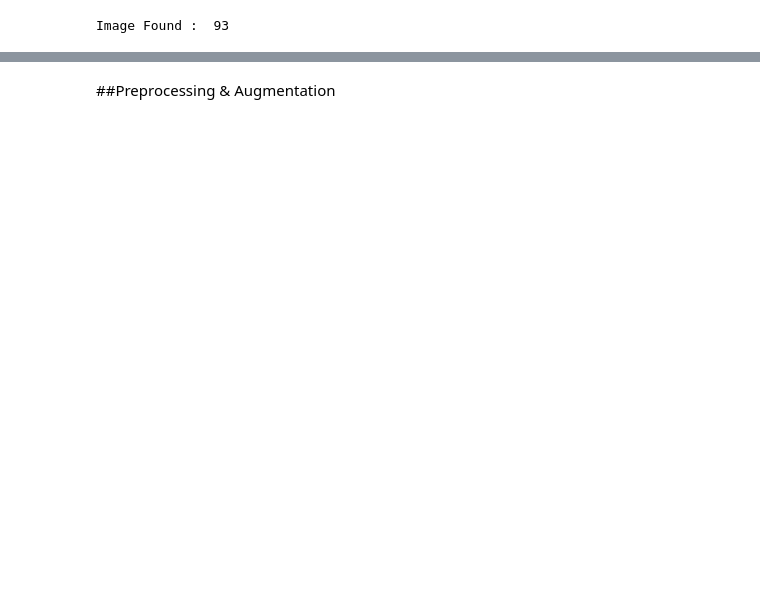
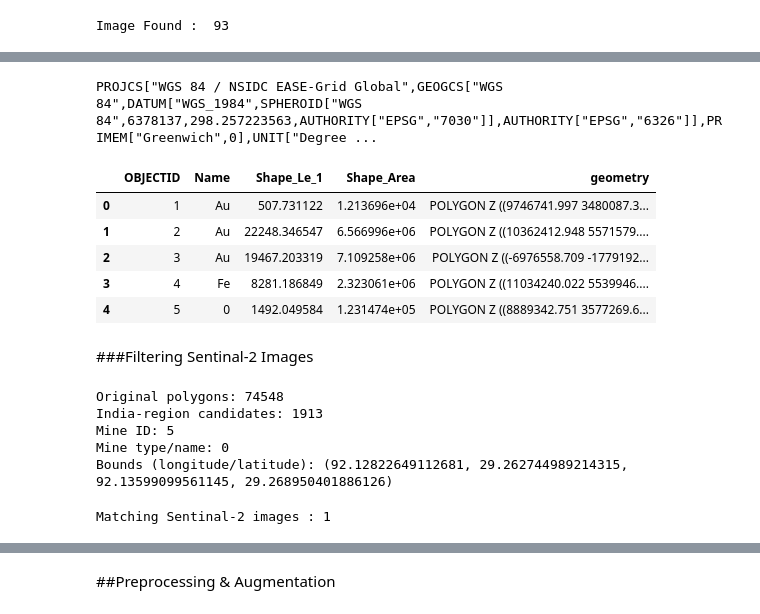
Before and after one commit to carbon-monoxidee/GeoMine-Sentinel, a Jupyter notebook: segmentation.ipynb, the cells around one changed output, grey strips where cells are left out. Drawn from its saved outputs; the diff is of its cells as text; code cells hidden in the pictures; blank space fills up the shorter version.

Commit message:
filtering polygons for india

```diff
--- a/segmentation.ipynb
+++ b/segmentation.ipynb
@@ -120,0 +164,80 @@ Map(center=[23.62890603561048, 87.11507921814916], controls=(WidgetControl(optio
+# %%
+print(mines.crs) #coordinate system
+# %% [output]
+PROJCS["WGS 84 / NSIDC EASE-Grid Global",GEOGCS["WGS 84",DATUM["WGS_1984",SPHEROID["WGS 84",6378137,298.257223563,AUTHORITY["EPSG","7030"]],AUTHORITY["EPSG","6326"]],PRIMEM["Greenwich",0],UNIT["Degree ...
+# %%
+mines.head()
+# %% [output]
+|  | OBJECTID | Name | Shape_Le_1 | Shape_Area | geometry |
+| 0 | 1 | Au | 507.731122 | 1.213696e+04 | POLYGON Z ((9746741.997 3480087.3... |
+| 1 | 2 | Au | 22248.346547 | 6.566996e+06 | POLYGON Z ((10362412.948 5571579.... |
+| 2 | 3 | Au | 19467.203319 | 7.109258e+06 | POLYGON Z ((-6976558.709 -1779192... |
+| 3 | 4 | Fe | 8281.186849 | 2.323061e+06 | POLYGON Z ((11034240.022 5539946.... |
+| 4 | 5 | 0 | 1492.049584 | 1.231474e+05 | POLYGON Z ((8889342.751 3577269.6... |
+# %% [markdown]
+###Filtering Sentinal-2 Images
+# %%
+from shapely.geometry import mapping
+
+# STEP 1: Convert ALL mine polygons to longitude/latitude.
+# This creates a GeoDataFrame, preserving all rows and attributes.
+mines_wgs84 = mines.to_crs("EPSG:4326")
+
+# STEP 2: Get the bounding box of EACH polygon.
+# The result is a DataFrame with minx, miny, maxx, and maxy columns.
+bounds = mines_wgs84.geometry.bounds
+
+# STEP 3: Keep polygons whose bounding boxes overlap India's approximate extent.
+india_candidates = mines_wgs84[
+    (bounds["maxx"] >= 68) &
+    (bounds["minx"] <= 98) &
+    (bounds["maxy"] >= 6) &
+    (bounds["miny"] <= 38)
+].copy()
+
+print("Original polygons:", len(mines))
+print("India-region candidates:", len(india_candidates))
+
+# STEP 4: Select ONE candidate polygon to test.
+# This is a row from the filtered GeoDataFrame, not the original dataset.
+mine = india_candidates.iloc[0]
+
+# STEP 5: Add a 150-metre buffer.
+# IMPORTANT: first transform this polygon to a projected CRS measured in metres.
+mine_projected = gpd.GeoSeries(
+    [mine.geometry],
+    crs="EPSG:4326"
+).to_crs(mines.crs).iloc[0]
+
+mine_geo = gpd.GeoSeries(
+    [mine_projected],
+    crs=mines.crs
+).buffer(150).iloc[0]
+
+# STEP 6: Convert the buffered polygon back to longitude/latitude.
+mine_long_lat = gpd.GeoSeries(
+    [mine_geo],
+    crs=mines.crs
+).to_crs("EPSG:4326").iloc[0]
+
+# STEP 7: Convert the polygon to an Earth Engine geometry.
+roi = ee.Geometry(mapping(mine_long_lat))
+
+# STEP 8: Display information about the selected polygon.
+print("Mine ID:", mine["OBJECTID"])
+print("Mine type/name:", mine["Name"])
+print("Bounds (longitude/latitude):", mine_long_lat.bounds)
+# %% [output]
+Original polygons: 74548
+India-region candidates: 1913
+Mine ID: 5
+Mine type/name: 0
+Bounds (longitude/latitude): (92.12822649112681, 29.262744989214315, 92.13599099561145, 29.268950401886126)
+# %%
+s2=ee.ImageCollection("COPERNICUS/S2_SR_HARMONIZED")
+s2=s2.filterBounds(roi)
+s2=s2.filterDate('2026-04-01','2026-05-31')
+s2=s2.filter(ee.Filter.lt('CLOUDY_PIXEL_PERCENTAGE',30))
+print('Matching Sentinal-2 images :',s2.size().getInfo())
+# %% [output]
+Matching Sentinal-2 images : 1
```
Also changed, not shown: parts of 8 cells of this notebook.
